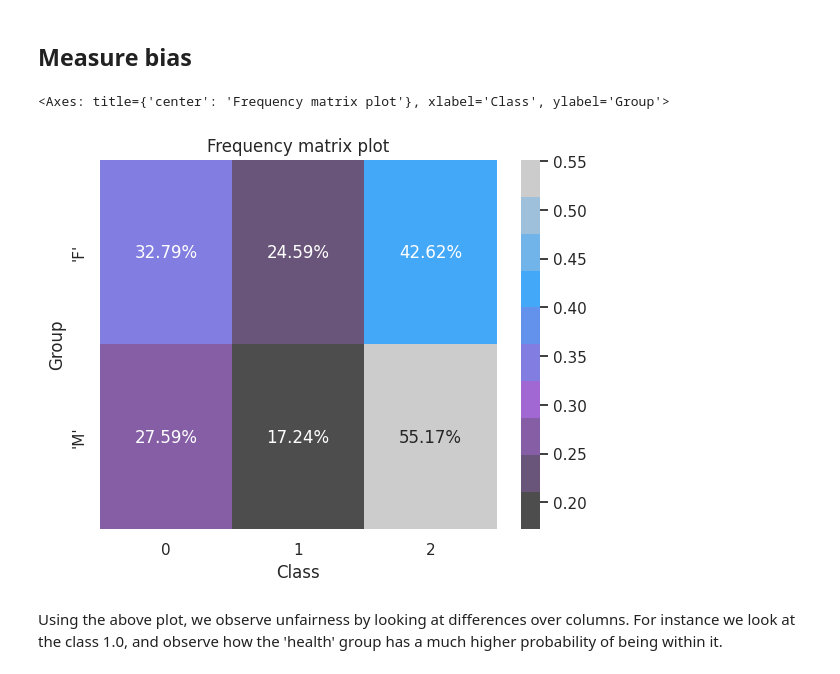
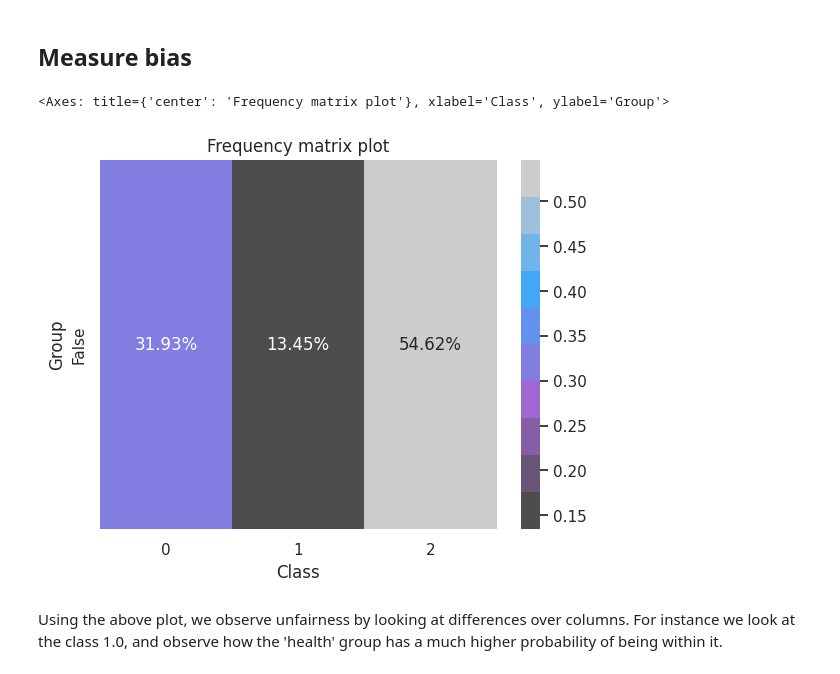
Before and after one commit to holistic-ai/holisticai, a Jupyter notebook: tutorials/bias/measuring_bias/measuring_bias_multiclass.ipynb, the cells around one changed output. Drawn from its saved outputs; the diff is of its cells as text; code cells hidden in the pictures.

```diff
--- a/tutorials/bias/measuring_bias/measuring_bias_multiclass.ipynb
+++ b/tutorials/bias/measuring_bias/measuring_bias_multiclass.ipynb
@@ -100,7 +84,8 @@ model.fit(x_train, y_train)
 # Predict values
 x_test = datasets['test']['X']
 y_test = datasets['test']['y']
-p_attr_test = datasets['test']['p_attr']
+group_a_test = datasets['test']['p_attr'] == 'M'
+group_b_test = datasets['test']['p_attr'] == 'F'
 y_pred = model.predict(x_test)
 # %%
 from holisticai.bias.metrics import confusion_matrix
@@ -129,10 +114,10 @@ from holisticai.bias.plots import frequency_plot
 # %%
 y_pred = model.predict(x_test)   # multiclass prediction vector                                                 # multiclass label vector
 # %%
-frequency_matrix_plot(p_attr_test, y_pred, normalize='group')
+frequency_matrix_plot(group_a_test, y_pred, normalize='group')
 # %% [output]
 <Axes: title={'center': 'Frequency matrix plot'}, xlabel='Class', ylabel='Group'>
-[figure, old version]
+[figure, new version]
 # %% [markdown]
 Using the above plot, we observe unfairness by looking at differences over columns. For instance we look at the class 1.0, and observe how the 'health' group has a much higher probability of being within it.
 # %%
```
Also changed, not shown: parts of 10 cells of this notebook, 4 other files.
